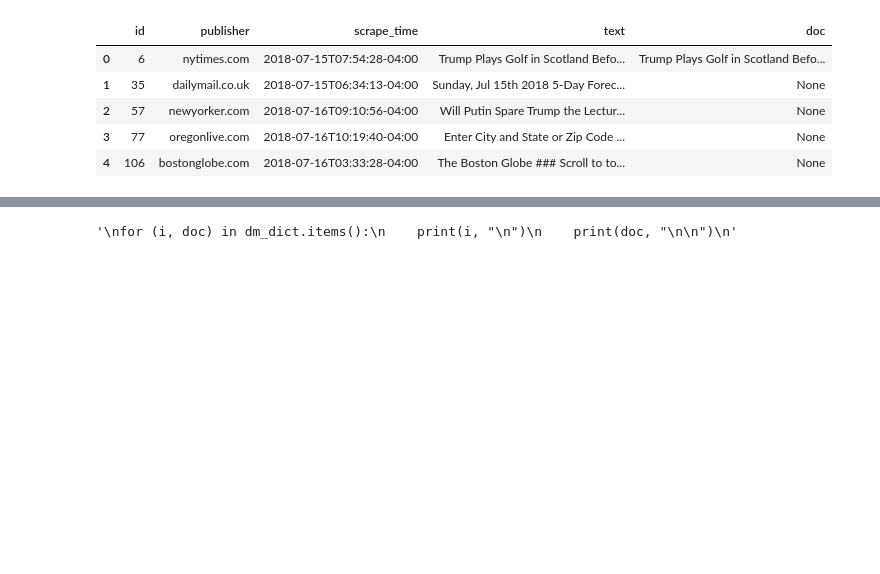
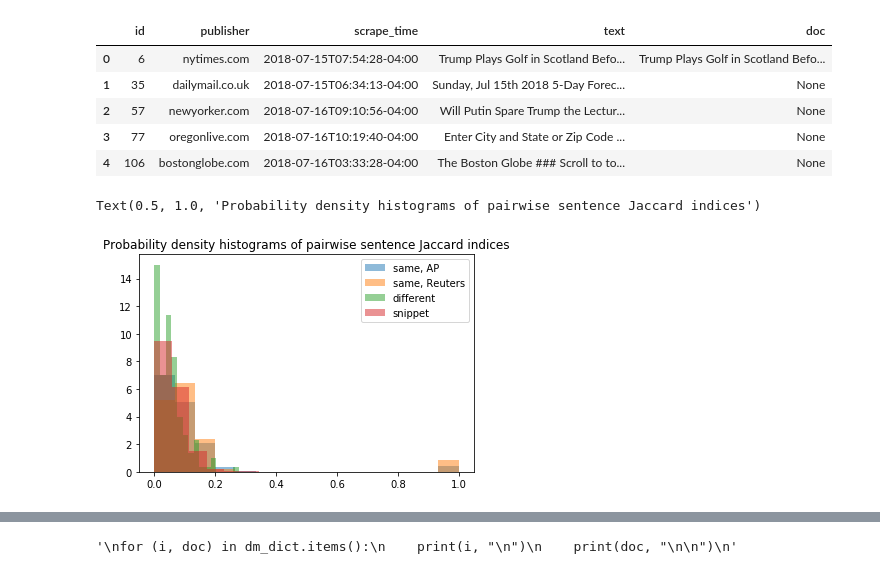
Before and after one commit to asprout/ArticleComparisons, a Jupyter notebook: ArticleSimilarity.ipynb, the cells around one changed output, grey strips where cells are left out. Cells and saved outputs as stored; diff of their text form; code cells hidden in the pictures; blank space fills up the shorter version.

```diff
--- a/ArticleSimilarity.ipynb
+++ b/ArticleSimilarity.ipynb
@@ -79,12 +79,27 @@ clust_snippet = [7624, 8985, 5289]
 ac = tc.ArticleComparisons()
 
 doc_r1 = docs.Document(census_df[census_df["id"] == 761].iloc[0, 3], clean = False)
+doc_r2 = docs.Document(census_df[census_df["id"] == 16223].iloc[0, 3], clean = False)
 doc_ap1 = docs.Document(census_df[census_df["id"] == 8200].iloc[0, 3], clean = False)
 doc_ap2 = docs.Document(census_df[census_df["id"] == 8818].iloc[0, 3], clean = False)
 doc_w = docs.Document(census_df[census_df["id"] == 10254].iloc[0, 3], clean = False)
 
 doc_6844 = docs.Document(census_df[census_df["id"] == 6844].iloc[0, 3], clean = False)
 snip_6844 = docs.Document(census_df[census_df["id"] == 8985].iloc[0, 3], clean = False)
-
-jac_mat_ap = ac.get_jaccard_matrix(doc_ap1, doc_ap2)
-jac_mat_w = ac.get_jaccard_matrix(doc_ap1, doc_w)
+# %%
+def hist(mat, density = True, alpha = 0.5, bins = 15):
+    if len(np.shape(mat)) > 1:
+        mat = ac.flatten(mat)
+    plt.hist(mat, density = density, alpha = alpha, bins = bins)
+
+# example of pairwise sentence jaccard indices between two unique files, vs. two "identical" files
+
+hist(ac.get_jaccard_matrix(doc_ap1, doc_ap2))
+hist(ac.get_jaccard_matrix(doc_r1, doc_r2))
+hist(ac.get_jaccard_matrix(doc_r1, doc_w))
+hist(ac.get_jaccard_matrix(doc_6844, snip_6844))
+plt.legend(["same, AP", "same, Reuters", "different", "snippet"])
+plt.title("Probability density histograms of pairwise sentence Jaccard indices")
+# %% [output]
+Text(0.5, 1.0, 'Probability density histograms of pairwise sentence Jaccard indices')
+[figure, added]
```
Also changed, not shown: parts of 17 cells of this notebook, 4 other files.
